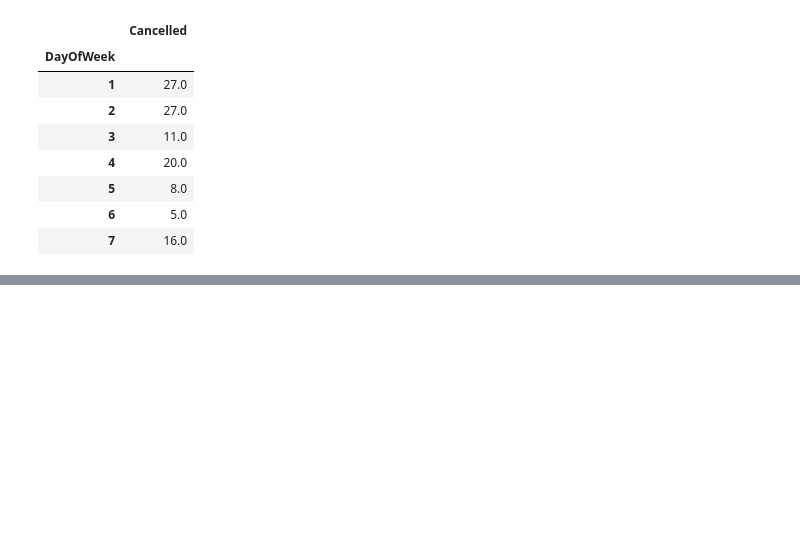
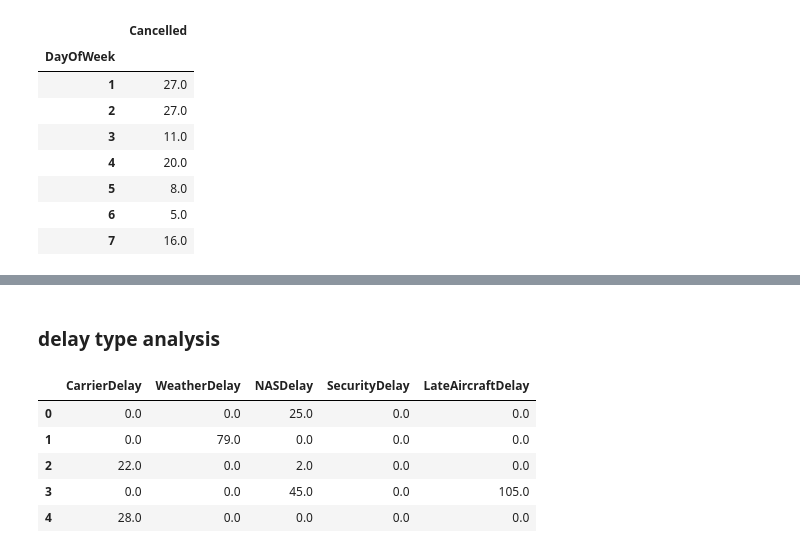
Before and after one commit to jz314/FlightAnalysisCapstoneTDI, a Jupyter notebook: Flight_Level_Analysis.ipynb, the cells around one changed output, grey strips where cells are left out. Drawn from its saved outputs; the diff is of its cells as text; code cells hidden in the pictures; blank space fills up the shorter version.

```diff
--- a/Flight_Level_Analysis.ipynb
+++ b/Flight_Level_Analysis.ipynb
@@ -73,0 +103,13 @@ CancellationbyDayOfWeek=JFK_SFO_stats.groupby(['DayOfWeek']).aggregate({'Cancell
+# %% [markdown]
+### delay type analysis
+# %%
+#import the data
+#DelayInfoOnly_stats=pd.read_csv('/home/vagrant/capstone/2016-03-28_downloads/OTP_detailed/analysis_2016-04-18/2015_delayCategoryCounts.txt',sep="\t")
+DelayInfoOnly_stats.head()
+# %% [output]
+|  | CarrierDelay | WeatherDelay | NASDelay | SecurityDelay | LateAircraftDelay |
+| 0 | 0.0 | 0.0 | 25.0 | 0.0 | 0.0 |
+| 1 | 0.0 | 79.0 | 0.0 | 0.0 | 0.0 |
+| 2 | 22.0 | 0.0 | 2.0 | 0.0 | 0.0 |
+| 3 | 0.0 | 0.0 | 45.0 | 0.0 | 105.0 |
+| 4 | 28.0 | 0.0 | 0.0 | 0.0 | 0.0 |
```
Also changed, not shown: parts of 5 cells of this notebook.
